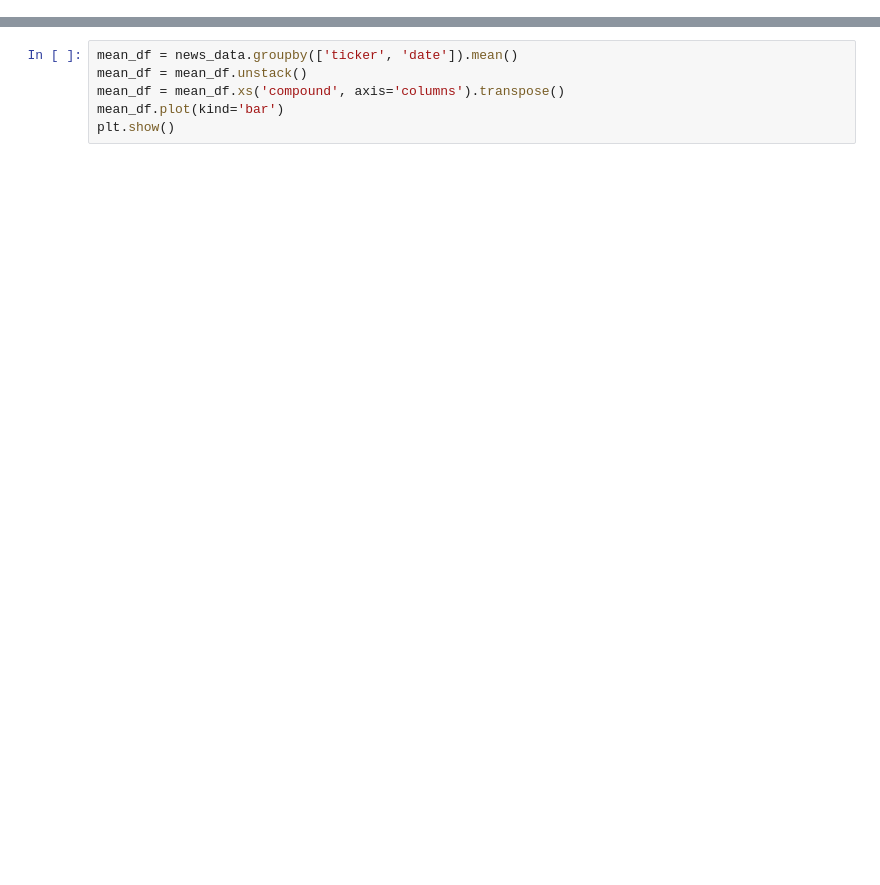
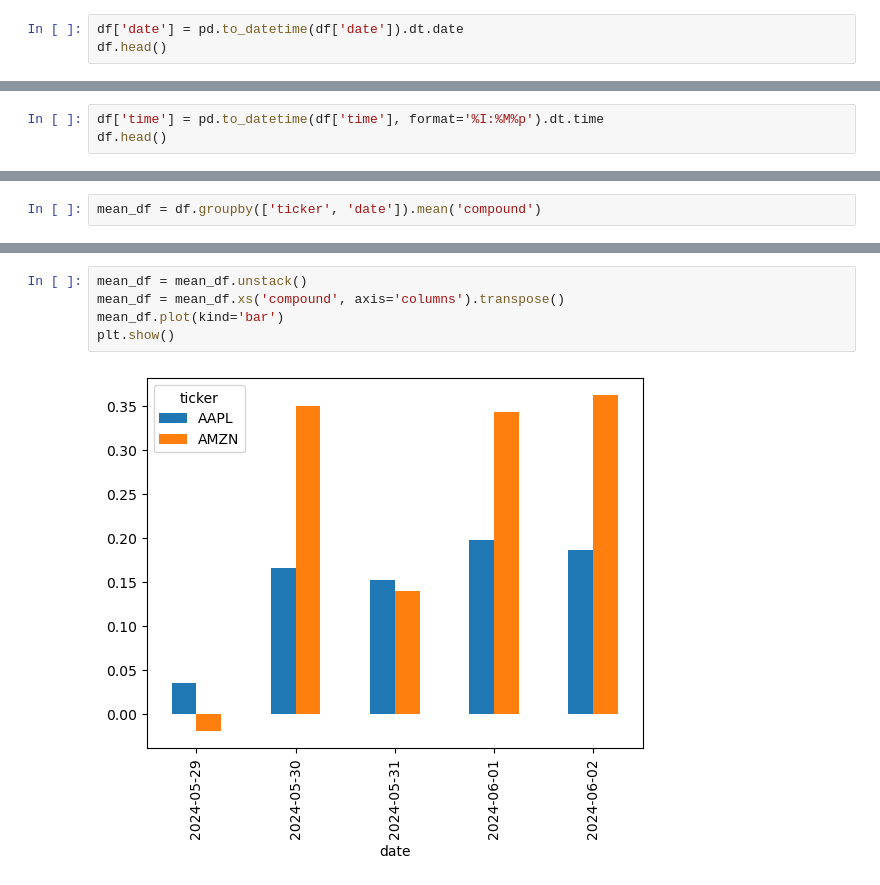
Before and after one commit to neiths/Trading_projects, a Jupyter notebook: Sentiment Analysis News/sample.ipynb, the cells around one changed output, grey strips where cells are left out. Cells and saved outputs as stored; diff of their text form; blank space fills up the shorter version.

```diff
--- a/Sentiment Analysis News/sample.ipynb
+++ b/Sentiment Analysis News/sample.ipynb
@@ -45,0 +68,3 @@ news_data.tail()
+# %%
+df['date'] = pd.to_datetime(df['date']).dt.date
+df.head()
@@ -45,0 +78,3 @@ news_data.tail()
+# %%
+df['time'] = pd.to_datetime(df['time'], format='%I:%M%p').dt.time
+df.head()
@@ -45,0 +88,2 @@ news_data.tail()
+# %%
+mean_df = df.groupby(['ticker', 'date']).mean('compound')
@@ -46,6 +105,7 @@ news_data.tail()
 # %%
-mean_df = news_data.groupby(['ticker', 'date']).mean()
 mean_df = mean_df.unstack()
 mean_df = mean_df.xs('compound', axis='columns').transpose()
 mean_df.plot(kind='bar')
 plt.show()
+# %% [output]
+[figure, added]
```
Also changed, not shown: parts of 9 cells of this notebook.
